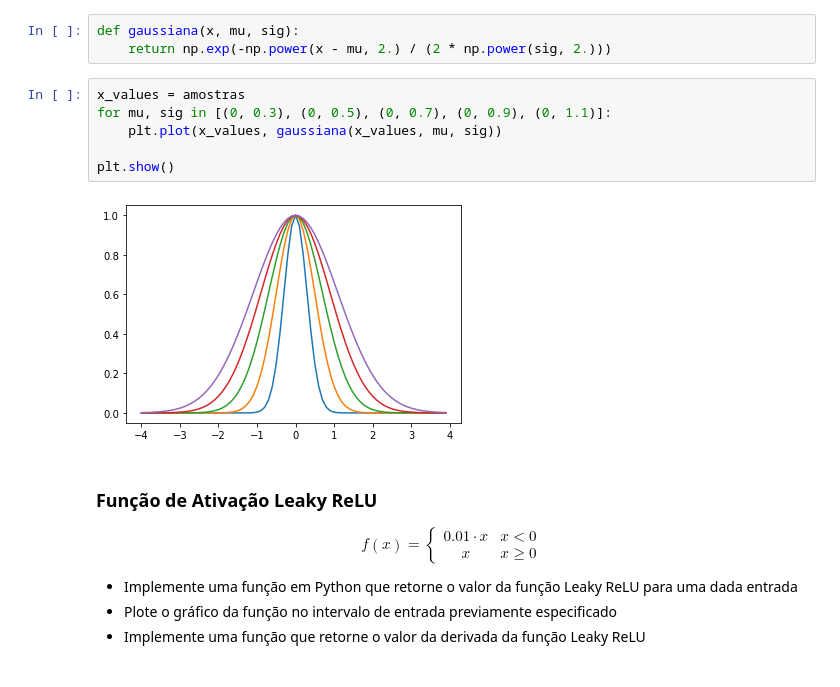
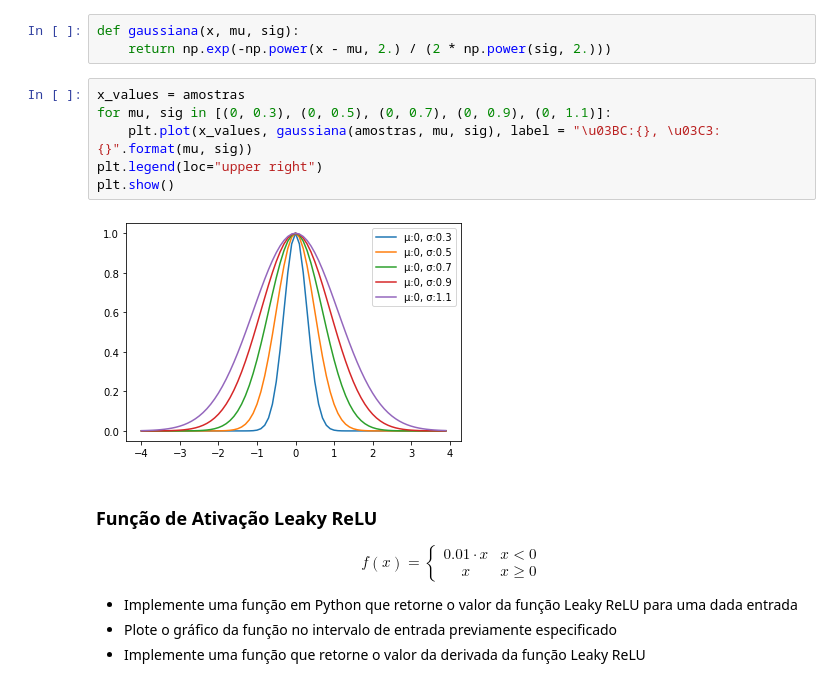
Before and after one commit to erikatilio/RNA-Funcao-Ativacao, a Jupyter notebook: Funções de Ativação.ipynb, the cells around one changed output. Drawn from its saved outputs; the diff is of its cells as text.

Commit message:
Função gaussiana

```diff
--- a/Funções de Ativação.ipynb
+++ b/Funções de Ativação.ipynb
@@ -153,11 +153,11 @@ def gaussiana(x, mu, sig):
 # %%
 x_values = amostras
 for mu, sig in [(0, 0.3), (0, 0.5), (0, 0.7), (0, 0.9), (0, 1.1)]:
-    plt.plot(x_values, gaussiana(x_values, mu, sig))
-
+    plt.plot(x_values, gaussiana(amostras, mu, sig), label = "\u03BC:{}, \u03C3:{}".format(mu, sig))
+plt.legend(loc="upper right")
 plt.show()
 # %% [output]
-[figure, old version]
+[figure, new version]
 # %% [markdown]
 ### Função de Ativação Leaky ReLU
 
```
